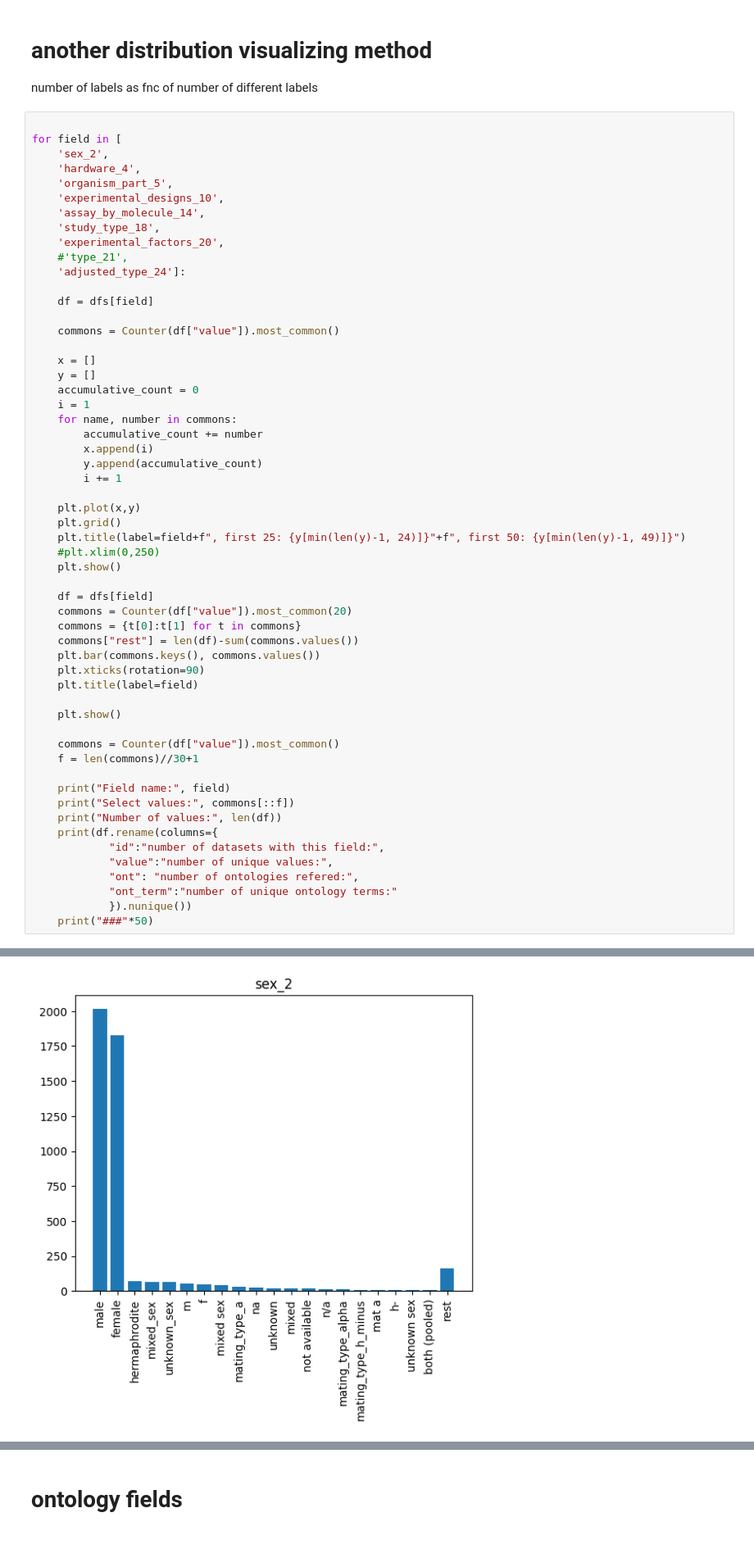
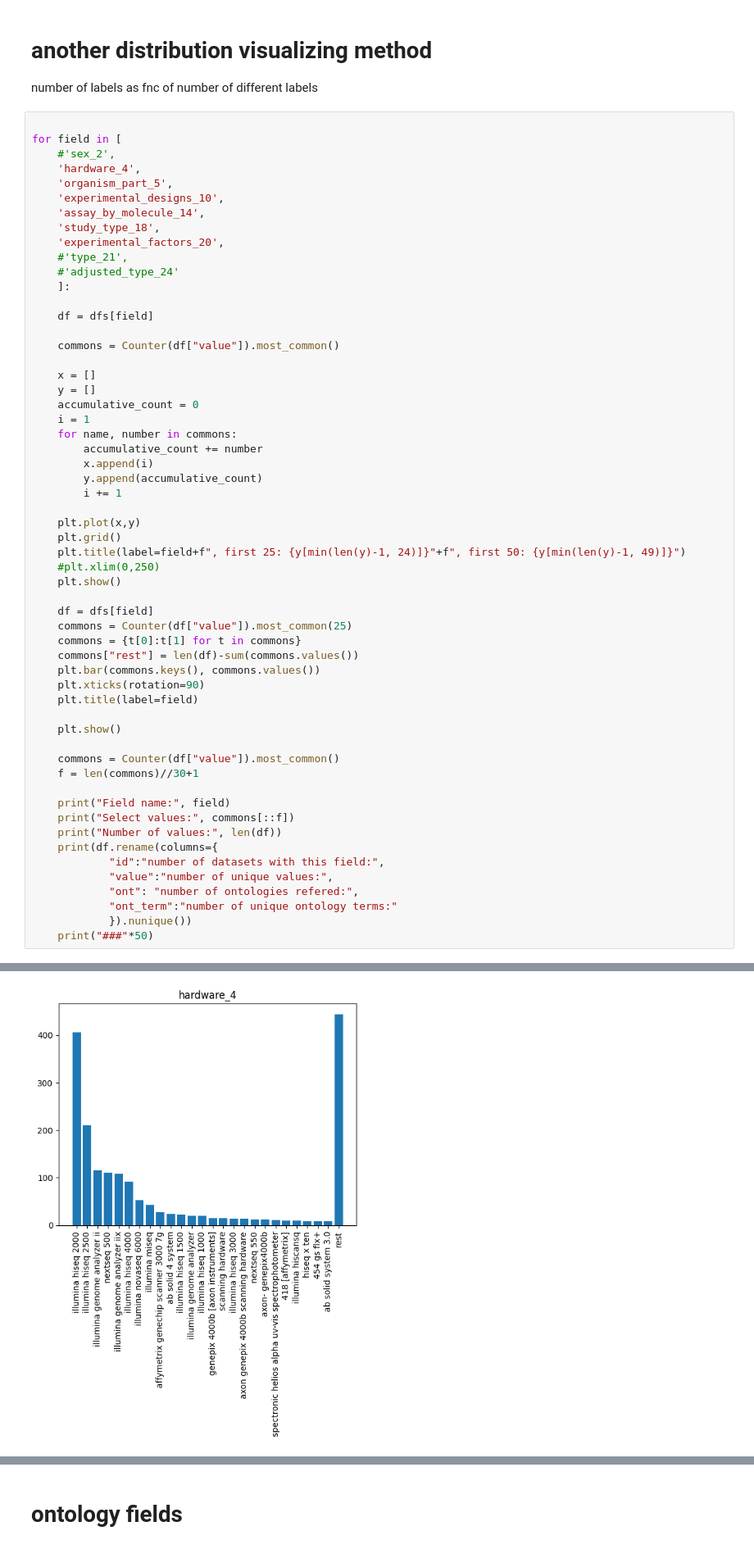
Before and after one commit to EU-UPCAST/profile, a Jupyter notebook: llmdap/data/visualize_fields.ipynb, the cells around one changed output, grey strips where cells are left out. Shown at 82% size. Drawn from its saved outputs; the diff is of its cells as text.

```diff
--- a/llmdap/data/visualize_fields.ipynb
+++ b/llmdap/data/visualize_fields.ipynb
@@ -193,7 +193,7 @@ number of labels as fnc of number of different labels
 # %%
 
 for field in [
-    'sex_2',
+    #'sex_2',
     'hardware_4',
     'organism_part_5',
     'experimental_designs_10',
@@ -201,7 +201,8 @@ for field in [
     'study_type_18',
     'experimental_factors_20',
     #'type_21',
-    'adjusted_type_24']:
+    #'adjusted_type_24'
+    ]:
 
     df = dfs[field]
 
@@ -224,7 +225,7 @@ for field in [
     plt.show()
 
     df = dfs[field]
-    commons = Counter(df["value"]).most_common(20)
+    commons = Counter(df["value"]).most_common(25)
     commons = {t[0]:t[1] for t in commons}
     commons["rest"] = len(df)-sum(commons.values())
     plt.bar(commons.keys(), commons.values())
@@ -251 +252 @@ for field in [
-[figure, old version]
+[figure, new version]
```
Also changed, not shown: parts of 1 cell of this notebook, 8 other files.
